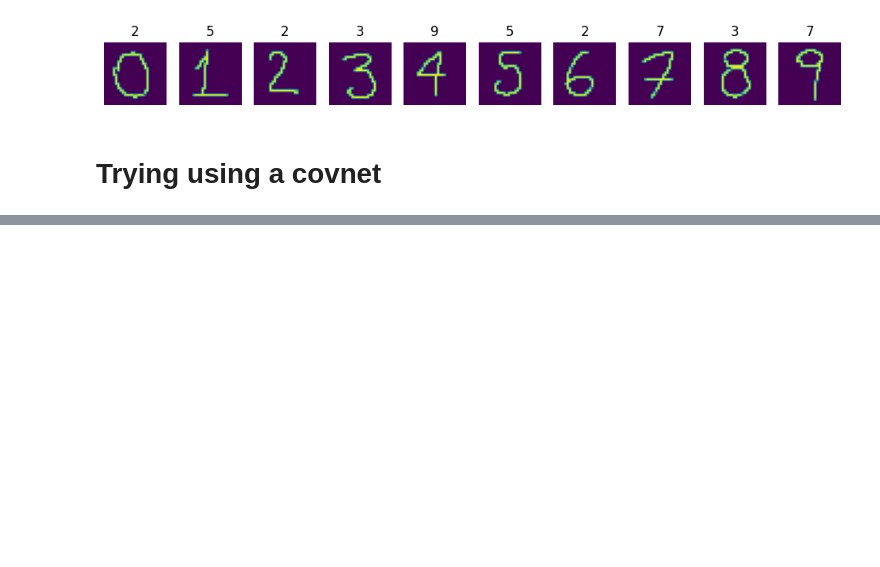
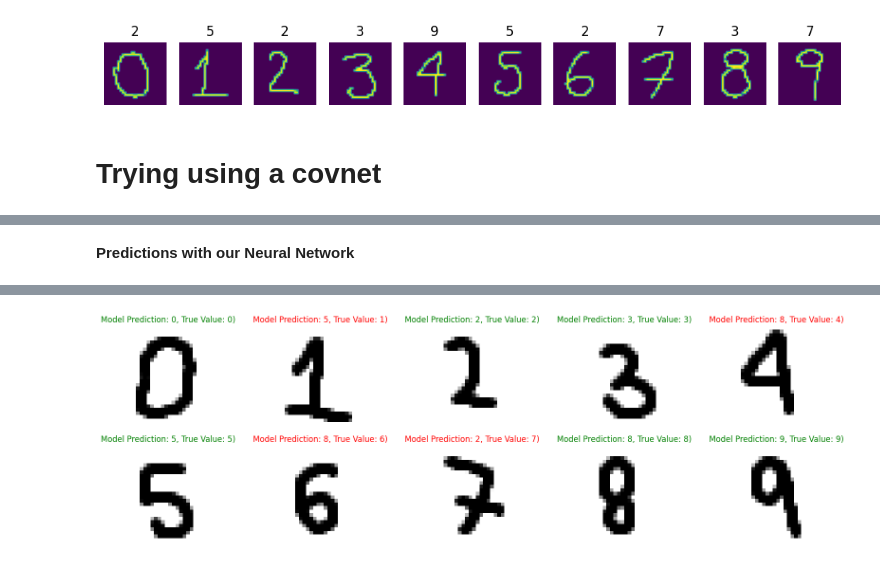
Before and after one commit to m0rgAn115/DeepLearningModels, a Jupyter notebook: DigitsClassification.ipynb, the cells around one changed output, grey strips where cells are left out. Cells and saved outputs as stored; diff of their text form; code cells hidden in the pictures; blank space fills up the shorter version.

```diff
--- a/DigitsClassification.ipynb
+++ b/DigitsClassification.ipynb
@@ -624,0 +716,5 @@ plot_random_image(model=model_3,
+# %% [markdown]
+**Predictions with our Neural Network**
+# %%
+plot_all_digits_predictions(model_2,img_dir)
+# %% [output]
@@ -624,0 +741 @@ plot_random_image(model=model_3,
+[figure, added]
```
Also changed, not shown: parts of 33 cells of this notebook.
